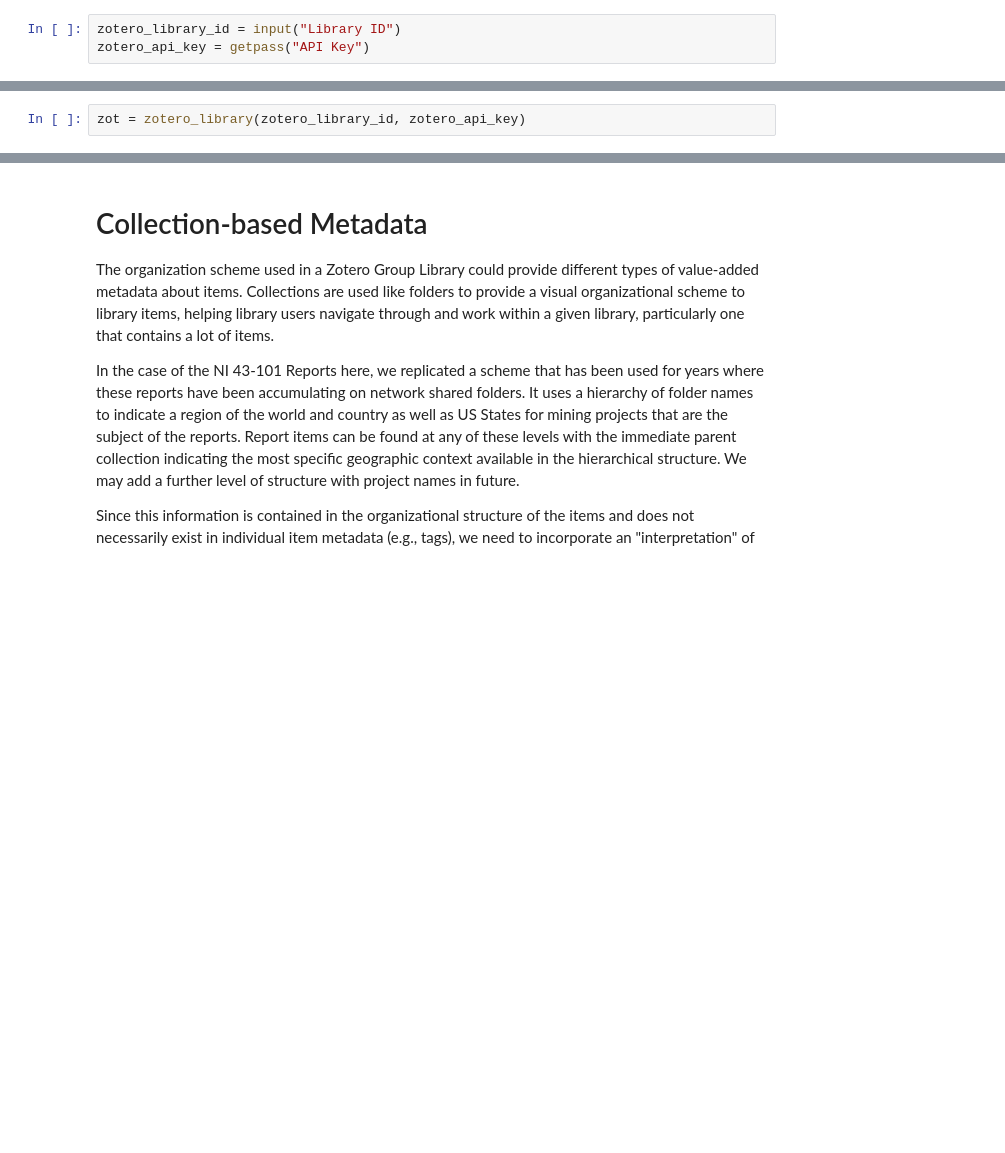
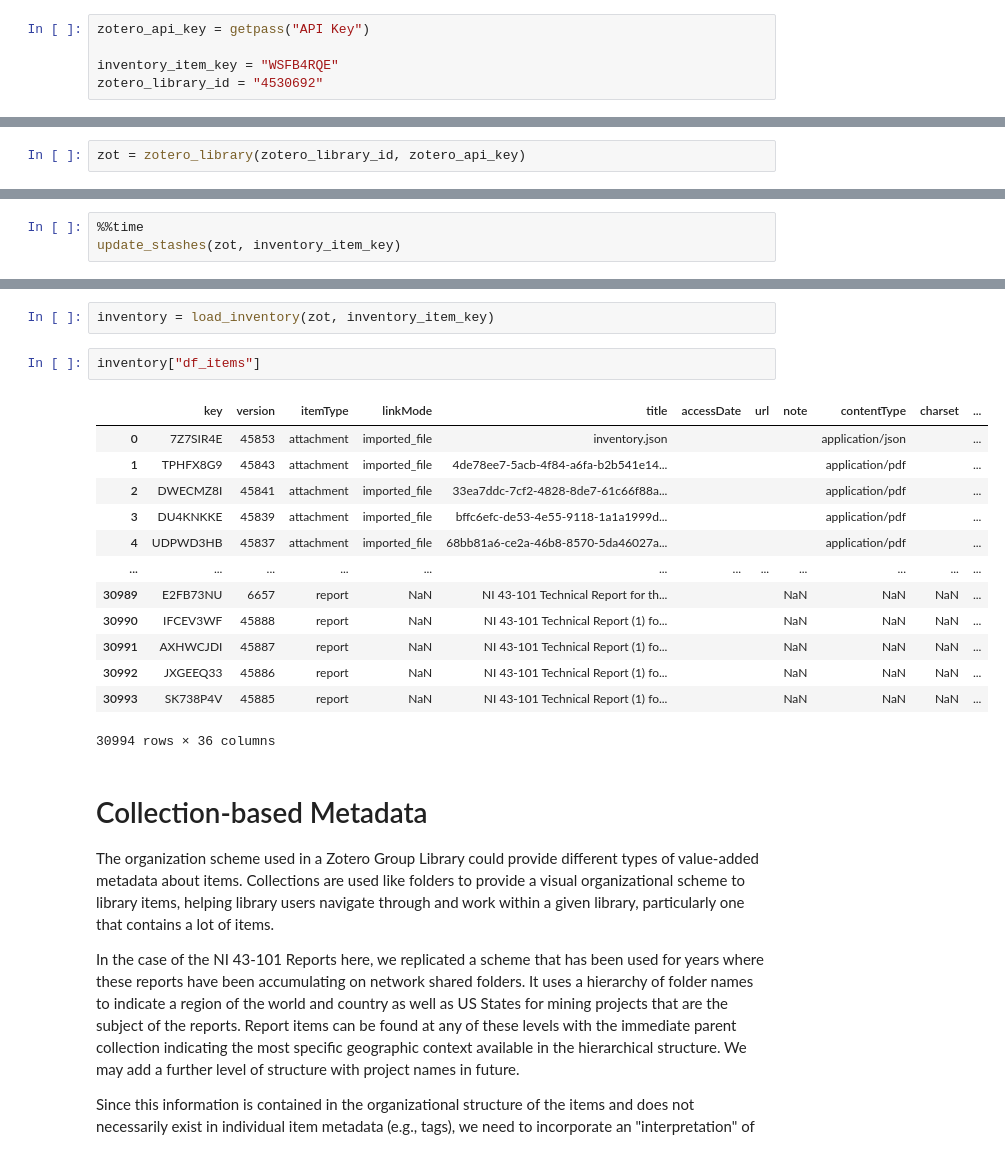
Before and after one commit to skybristol/experiments, a Jupyter notebook: Zotero Library Harvest.ipynb, the cells around one changed output, grey strips where cells are left out. Cells and saved outputs as stored; diff of their text form; blank space fills up the shorter version.

Commit message:
Updates to Zotero harvesting notebook

```diff
--- a/Zotero Library Harvest.ipynb
+++ b/Zotero Library Harvest.ipynb
@@ -14,6 +15,8 @@ An API key has to be set up by an authorized user and will specify the type of a
 
 In the following codeblock, we ask for these two parameters, hiding the API key as a secret. (Note: Contact the notebook author if you'd like to participate or set this up to work with your own specified library and API key.) In a production implementation of this idea, the Library ID and API Key parameters could be set up as environment variables for an application or some kind (e.g., Lambda process, etc.).
 # %%
-zotero_library_id = input("Library ID")
 zotero_api_key = getpass("API Key")
+
+inventory_item_key = "WSFB4RQE"
+zotero_library_id = "4530692"
 # %% [output]
@@ -32,0 +246,3 @@ zot = zotero_library(zotero_library_id, zotero_api_key)
+# %%
+%%time
+update_stashes(zot, inventory_item_key)
@@ -33,3 +309,21 @@ zot = zotero_library(zotero_library_id, zotero_api_key)
+# %%
+inventory = load_inventory(zot, inventory_item_key)
+# %%
+inventory["df_items"]
+# %% [output]
+|  | key | version | itemType | linkMode | title | accessDate | url | note | contentType | charset | ... |
+| 0 | 7Z7SIR4E | 45853 | attachment | imported_file | inventory.json |  |  |  | application/json |  | ... |
+| 1 | TPHFX8G9 | 45843 | attachment | imported_file | 4de78ee7-5acb-4f84-a6fa-b2b541e14... |  |  |  | application/pdf |  | ... |
+| 2 | DWECMZ8I | 45841 | attachment | imported_file | 33ea7ddc-7cf2-4828-8de7-61c66f88a... |  |  |  | application/pdf |  | ... |
+| 3 | DU4KNKKE | 45839 | attachment | imported_file | bffc6efc-de53-4e55-9118-1a1a1999d... |  |  |  | application/pdf |  | ... |
+| 4 | UDPWD3HB | 45837 | attachment | imported_file | 68bb81a6-ce2a-46b8-8570-5da46027a... |  |  |  | application/pdf |  | ... |
+| ... | ... | ... | ... | ... | ... | ... | ... | ... | ... | ... | ... |
+| 30989 | E2FB73NU | 6657 | report | NaN | NI 43-101 Technical Report for th... |  |  | NaN | NaN | NaN | ... |
+| 30990 | IFCEV3WF | 45888 | report | NaN | NI 43-101 Technical Report (1) fo... |  |  | NaN | NaN | NaN | ... |
+| 30991 | AXHWCJDI | 45887 | report | NaN | NI 43-101 Technical Report (1) fo... |  |  | NaN | NaN | NaN | ... |
+| 30992 | JXGEEQ33 | 45886 | report | NaN | NI 43-101 Technical Report (1) fo... |  |  | NaN | NaN | NaN | ... |
+| 30993 | SK738P4V | 45885 | report | NaN | NI 43-101 Technical Report (1) fo... |  |  | NaN | NaN | NaN | ... |
+30994 rows × 36 columns
 # %% [markdown]
 # Collection-based Metadata
 The organization scheme used in a Zotero Group Library could provide different types of value-added metadata about items. Collections are used like folders to provide a visual organizational scheme to library items, helping library users navigate through and work within a given library, particularly one that contains a lot of items.
```
Also changed, not shown: parts of 9 cells of this notebook.
